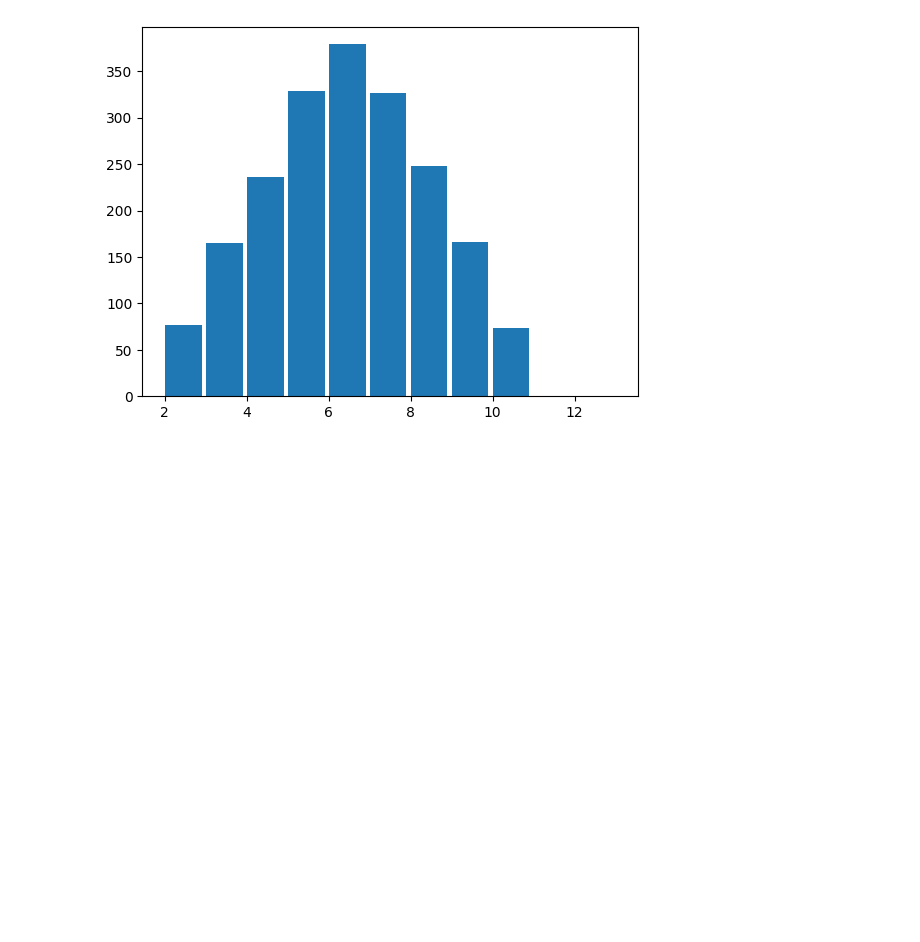
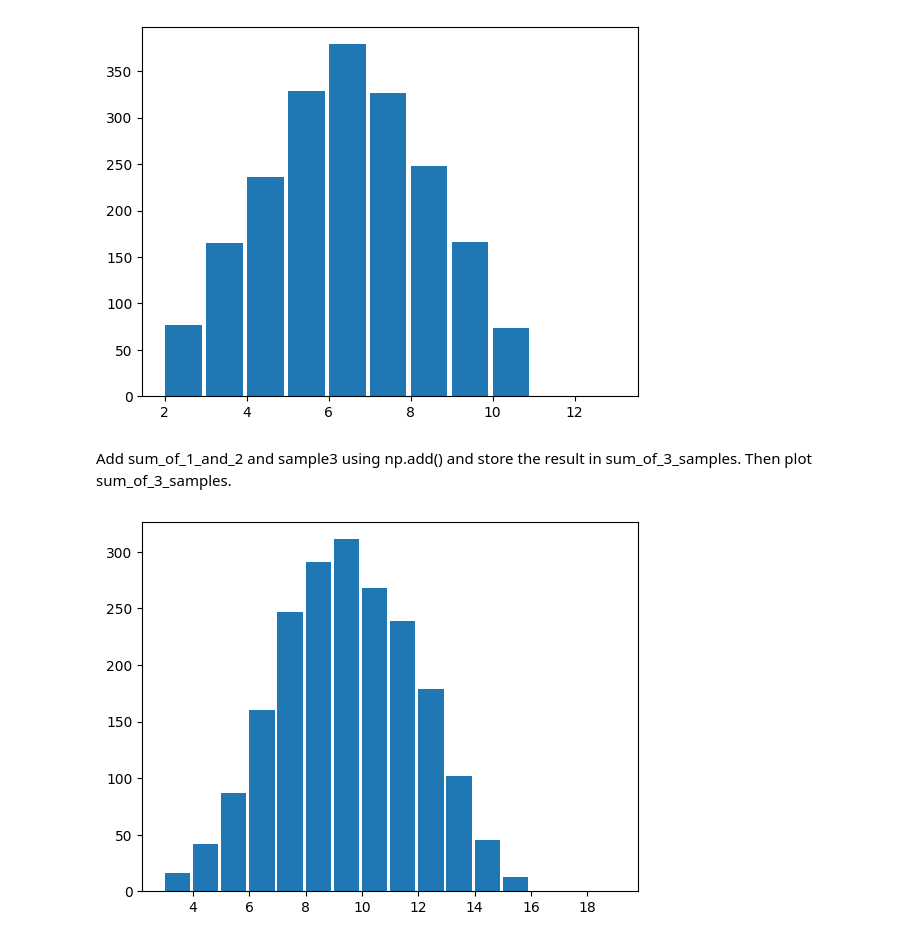
Before and after one commit to ozlerhakan/datacamp, a Jupyter notebook: Foundations of Probability in Python/chapter4.ipynb, the cells around one changed output. Cells and saved outputs as stored; diff of their text form; code cells hidden in the pictures; blank space fills up the shorter version.

```diff
--- a/Foundations of Probability in Python/chapter4.ipynb
+++ b/Foundations of Probability in Python/chapter4.ipynb
@@ -249,3 +249,25 @@ plt.hist(sum_of_1_and_2, bins=range(2, 14), width=0.9)
 plt.show()
 # %% [output]
 [figure]
+# %% [markdown]
+Add sum_of_1_and_2 and sample3 using np.add() and store the result in sum_of_3_samples. Then plot sum_of_3_samples.
+# %%
+
+np.random.seed(42)
+
+
+sample1 = roll_dice(2000)
+sample2 = roll_dice(2000)
+sample3 = roll_dice(2000)
+
+
+sum_of_1_and_2 = np.add(sample1, sample2)
+
+
+sum_of_3_samples = np.add(sum_of_1_and_2, sample3)
+
+
+plt.hist(sum_of_3_samples, bins=range(3, 20), width=0.9)
+plt.show()
+# %% [output]
+[figure, added]
```
